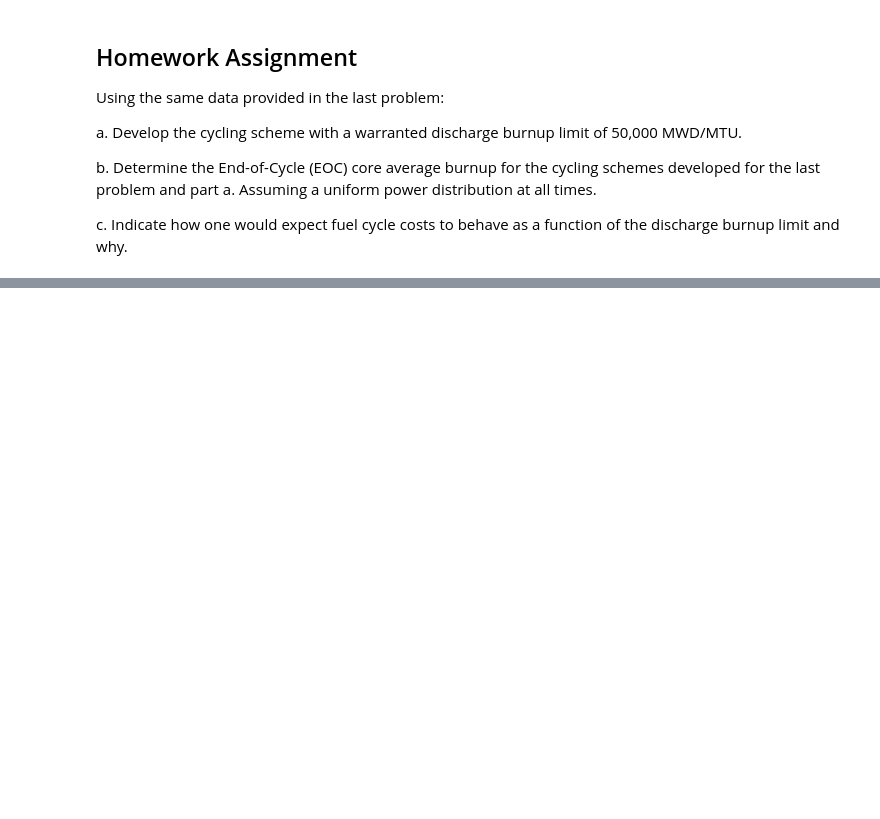
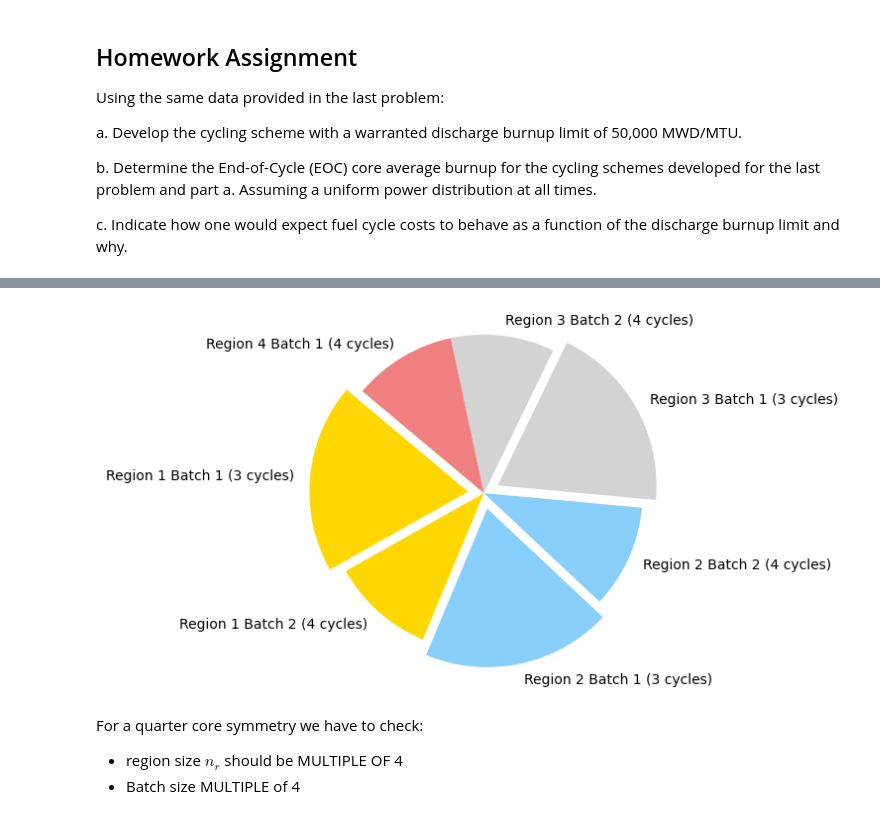
Before and after one commit to simo-pagliu/Magistrale, a Jupyter notebook: Advanced Topics in Nuclear Engineering/Homework9.ipynb, the cells around one changed output, grey strips where cells are left out. Drawn from its saved outputs; the diff is of its cells as text; code cells hidden in the pictures; blank space fills up the shorter version.

```diff
--- a/Advanced Topics in Nuclear Engineering/Homework9.ipynb
+++ b/Advanced Topics in Nuclear Engineering/Homework9.ipynb
@@ -47,0 +64,9 @@ for i in range(len(cycle_lengths)):
+# %%
+region_1 = round_up_assemblies_for_region
+region_2 = round_up_assemblies_for_region
+region_3 = round_up_assemblies_for_region # NEW FULL REGION
+region_4 = num_assemblies - 3 * round_up_assemblies_for_region # 2 --> 3
+print(f"Region 1: {region_1:.0f}")
+print(f"Region 2: {region_2:.0f}")
+print(f"Region 3: {region_3:.0f}")
+print(f"Region 4: {region_4:.0f}")
@@ -47,0 +83,16 @@ for i in range(len(cycle_lengths)):
+# %%
+Region_1_Batch_1 = region_1 - region_4
+Region_1_Batch_2 = region_4
+Region_2_Batch_1 = region_2 - region_4
+Region_2_Batch_2 = region_4
+Region_3_Batch_1 = region_3 - region_4
+Region_3_Batch_2 = region_4
+Region_4_Batch_1 = region_4
+
+print(f"Region 1 Batch 1 (3 cycles): {Region_1_Batch_1:.0f}")
+print(f"Region 1 Batch 2 (4 cycles): {Region_1_Batch_2:.0f}")
+print(f"Region 2 Batch 1 (3 cycles): {Region_2_Batch_1:.0f}")
+print(f"Region 2 Batch 2 (4 cycles): {Region_2_Batch_2:.0f}")
+print(f"Region 3 Batch 1 (3 cycles): {Region_3_Batch_1:.0f}")
+print(f"Region 3 Batch 2 (4 cycles): {Region_3_Batch_2:.0f}")
+print(f"Region 4 Batch 1 (4 cycles): {Region_4_Batch_1:.0f}")
@@ -47,0 +107,24 @@ for i in range(len(cycle_lengths)):
+# %%
+# Pie graph for the distribution of the fuel assemblies
+import matplotlib.pyplot as plt
+
+labels = ['Region 1 Batch 1 (3 cycles)', 'Region 1 Batch 2 (4 cycles)',
+          'Region 2 Batch 1 (3 cycles)', 'Region 2 Batch 2 (4 cycles)',
+          'Region 3 Batch 1 (3 cycles)', 'Region 3 Batch 2 (4 cycles)',
+          'Region 4 Batch 1 (4 cycles)']
+sizes = [Region_1_Batch_1, Region_1_Batch_2,
+         Region_2_Batch_1, Region_2_Batch_2,
+         Region_3_Batch_1, Region_3_Batch_2,
+         Region_4_Batch_1]
+colors = ['gold', 'gold', 'lightskyblue', 'lightskyblue', 'lightgrey', 'lightgrey', 'lightcoral']
+explode = (0.1, 0, 0.1, 0, 0.1, 0 , 0)  # explode 2 cycles batches
+
+plt.pie(sizes, explode=explode, labels=labels, colors=colors, startangle=140)
+plt.axis('equal')
+plt.show()
+# %% [output]
+[figure, added]
+# %% [markdown]
+For a quarter core symmetry we have to check:
+-  region size $n_r$ should be MULTIPLE OF 4
+-  Batch size MULTIPLE of 4
```
Also changed, not shown: parts of 21 cells of this notebook, 6 other files.
